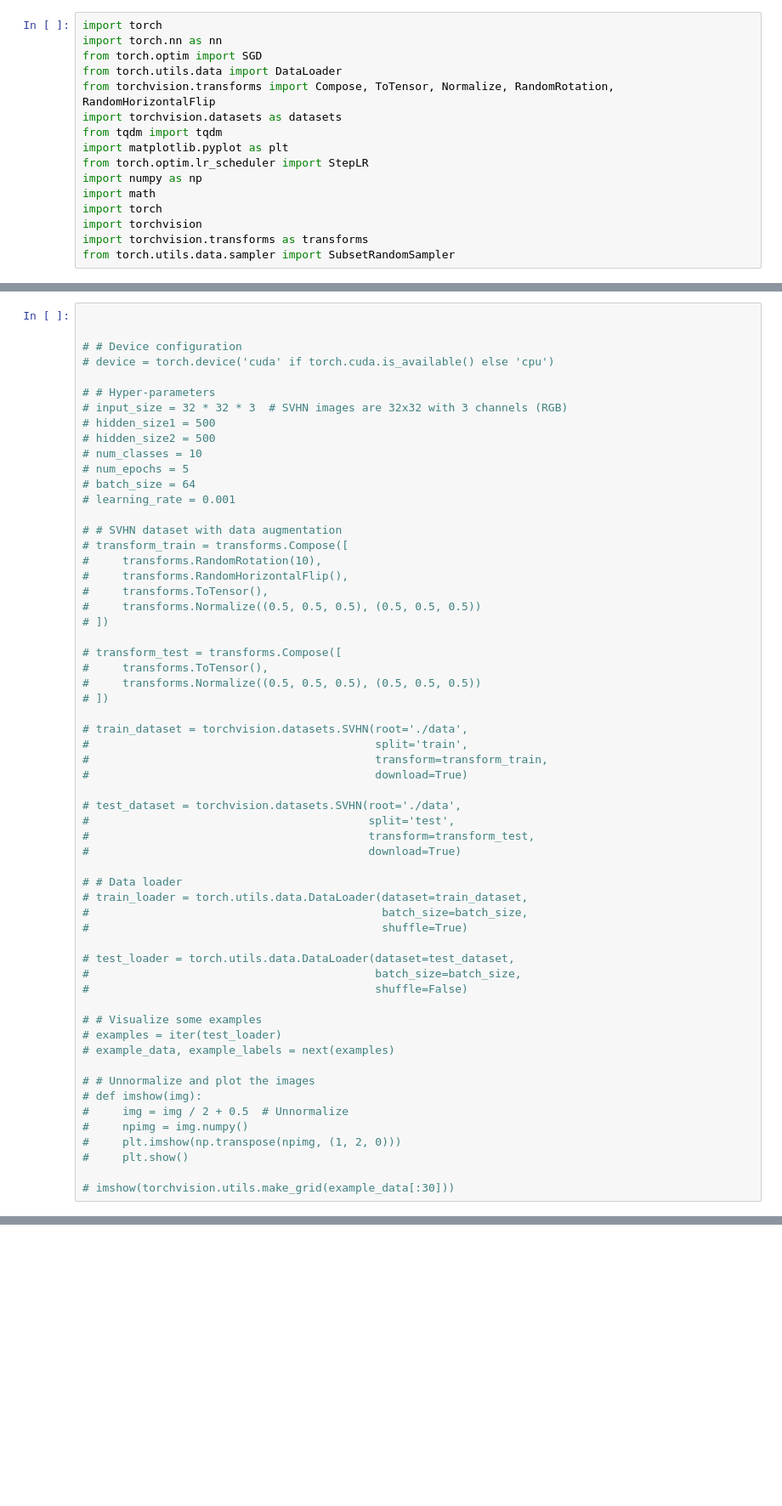
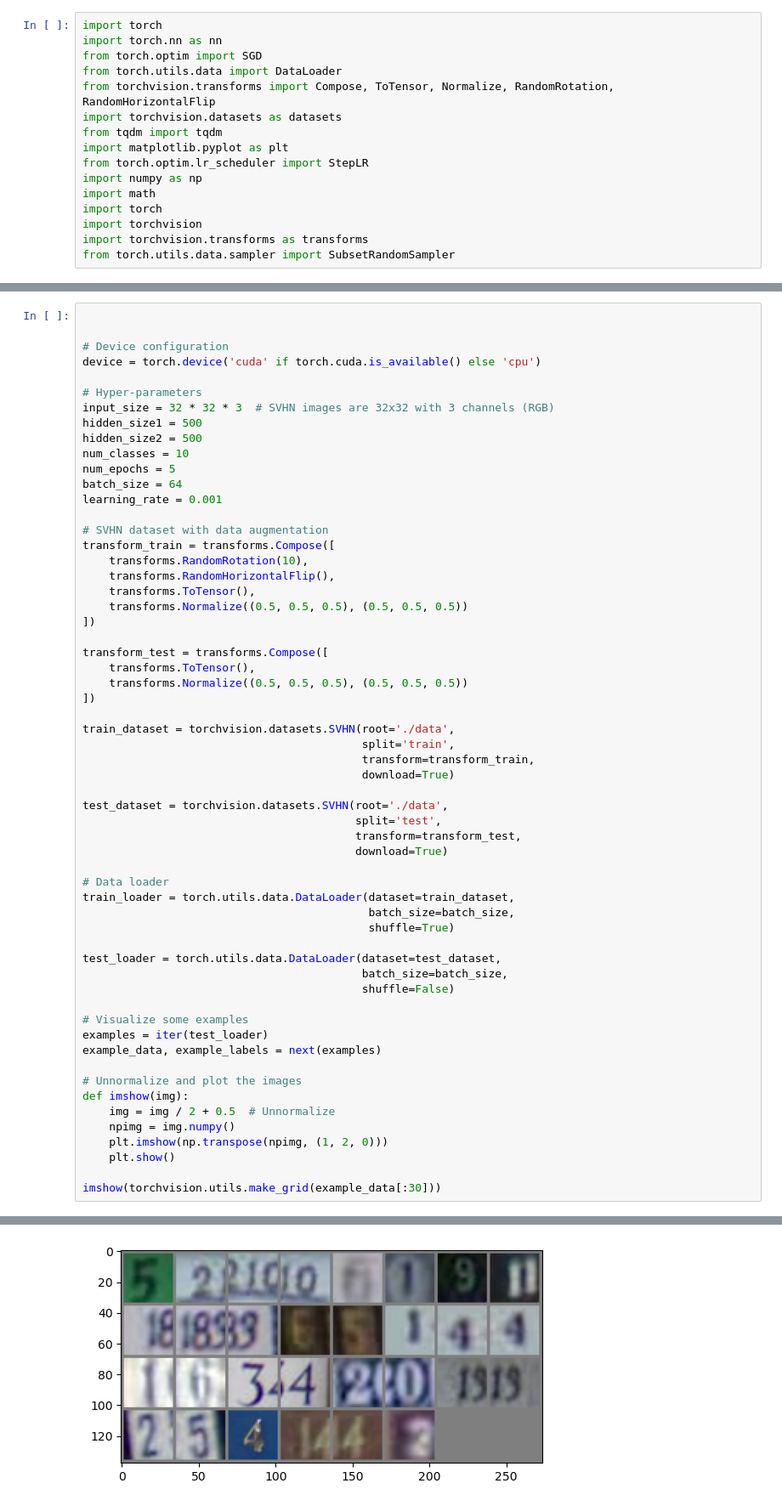
Before and after one commit to DimosPlavos/MachineLearningCustomAlgorithms, a Jupyter notebook: MLP.ipynb, the cells around one changed output, grey strips where cells are left out. Shown at 85% size. Saved outputs shown, nothing was run; the diff lists cells and outputs as text; blank space fills up the shorter version.

```diff
--- a/MLP.ipynb
+++ b/MLP.ipynb
@@ -84,59 +84,60 @@ from torch.utils.data.sampler import SubsetRandomSampler
 # %%
 
 
-# # Device configuration
-# device = torch.device('cuda' if torch.cuda.is_available() else 'cpu')
+# Device configuration
+device = torch.device('cuda' if torch.cuda.is_available() else 'cpu')
 
-# # Hyper-parameters
-# input_size = 32 * 32 * 3  # SVHN images are 32x32 with 3 channels (RGB)
-# hidden_size1 = 500
-# hidden_size2 = 500
-# num_classes = 10
-# num_epochs = 5
-# batch_size = 64
-# learning_rate = 0.001
+# Hyper-parameters
+input_size = 32 * 32 * 3  # SVHN images are 32x32 with 3 channels (RGB)
+hidden_size1 = 500
+hidden_size2 = 500
+num_classes = 10
+num_epochs = 5
+batch_size = 64
+learning_rate = 0.001
 
-# # SVHN dataset with data augmentation
-# transform_train = transforms.Compose([
-#     transforms.RandomRotation(10),
-#     transforms.RandomHorizontalFlip(),
-#     transforms.ToTensor(),
-#     transforms.Normalize((0.5, 0.5, 0.5), (0.5, 0.5, 0.5))
-# ])
+# SVHN dataset with data augmentation
+transform_train = transforms.Compose([
+    transforms.RandomRotation(10),
+    transforms.RandomHorizontalFlip(),
+    transforms.ToTensor(),
+    transforms.Normalize((0.5, 0.5, 0.5), (0.5, 0.5, 0.5))
+])
 
-# transform_test = transforms.Compose([
-#     transforms.ToTensor(),
-#     transforms.Normalize((0.5, 0.5, 0.5), (0.5, 0.5, 0.5))
-# ])
+transform_test = transforms.Compose([
+    transforms.ToTensor(),
+    transforms.Normalize((0.5, 0.5, 0.5), (0.5, 0.5, 0.5))
+])
 
-# train_dataset = torchvision.datasets.SVHN(root='./data',
-#                                           split='train',
-#                                           transform=transform_train,
-#                                           download=True)
+train_dataset = torchvision.datasets.SVHN(root='./data',
+                                          split='train',
+                                          transform=transform_train,
+                                          download=True)
 
-# test_dataset = torchvision.datasets.SVHN(root='./data',
-#                                          split='test',
-#                                          transform=transform_test,
-#                                          download=True)
+test_dataset = torchvision.datasets.SVHN(root='./data',
+                                         split='test',
+                                         transform=transform_test,
+                                         download=True)
 
-# # Data loader
-# train_loader = torch.utils.data.DataLoader(dataset=train_dataset,
-#                                            batch_size=batch_size,
-#                                            shuffle=True)
+# Data loader
+train_loader = torch.utils.data.DataLoader(dataset=train_dataset,
+                                           batch_size=batch_size,
+                                           shuffle=True)
 
-# test_loader = torch.utils.data.DataLoader(dataset=test_dataset,
-#                                           batch_size=batch_size,
-#                                           shuffle=False)
+test_loader = torch.utils.data.DataLoader(dataset=test_dataset,
+                                          batch_size=batch_size,
+                                          shuffle=False)
 
-# # Visualize some examples
-# examples = iter(test_loader)
-# example_data, example_labels = next(examples)
+# Visualize some examples
+examples = iter(test_loader)
+example_data, example_labels = next(examples)
 
-# # Unnormalize and plot the images
-# def imshow(img):
-#     img = img / 2 + 0.5  # Unnormalize
-#     npimg = img.numpy()
-#     plt.imshow(np.transpose(npimg, (1, 2, 0)))
-#     plt.show()
+# Unnormalize and plot the images
+def imshow(img):
+    img = img / 2 + 0.5  # Unnormalize
+    npimg = img.numpy()
+    plt.imshow(np.transpose(npimg, (1, 2, 0)))
+    plt.show()
 
-# imshow(torchvision.utils.make_grid(example_data[:30]))
+imshow(torchvision.utils.make_grid(example_data[:30]))
+# %% [output]
@@ -143,3 +146,4 @@ from torch.utils.data.sampler import SubsetRandomSampler
+[figure, added]
 # %%
 # Initialize the model, Weight initialization function
 def weights_init(m):
```
Also changed, not shown: parts of 3 cells of this notebook.
